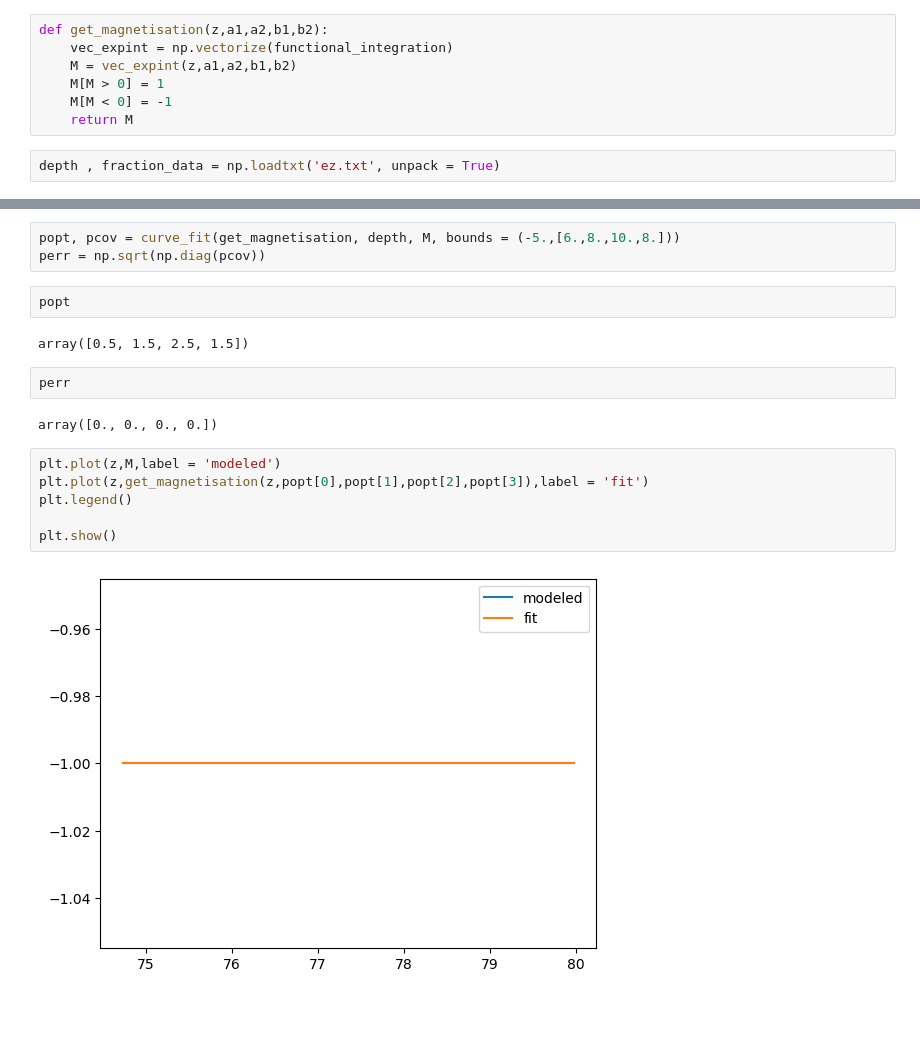
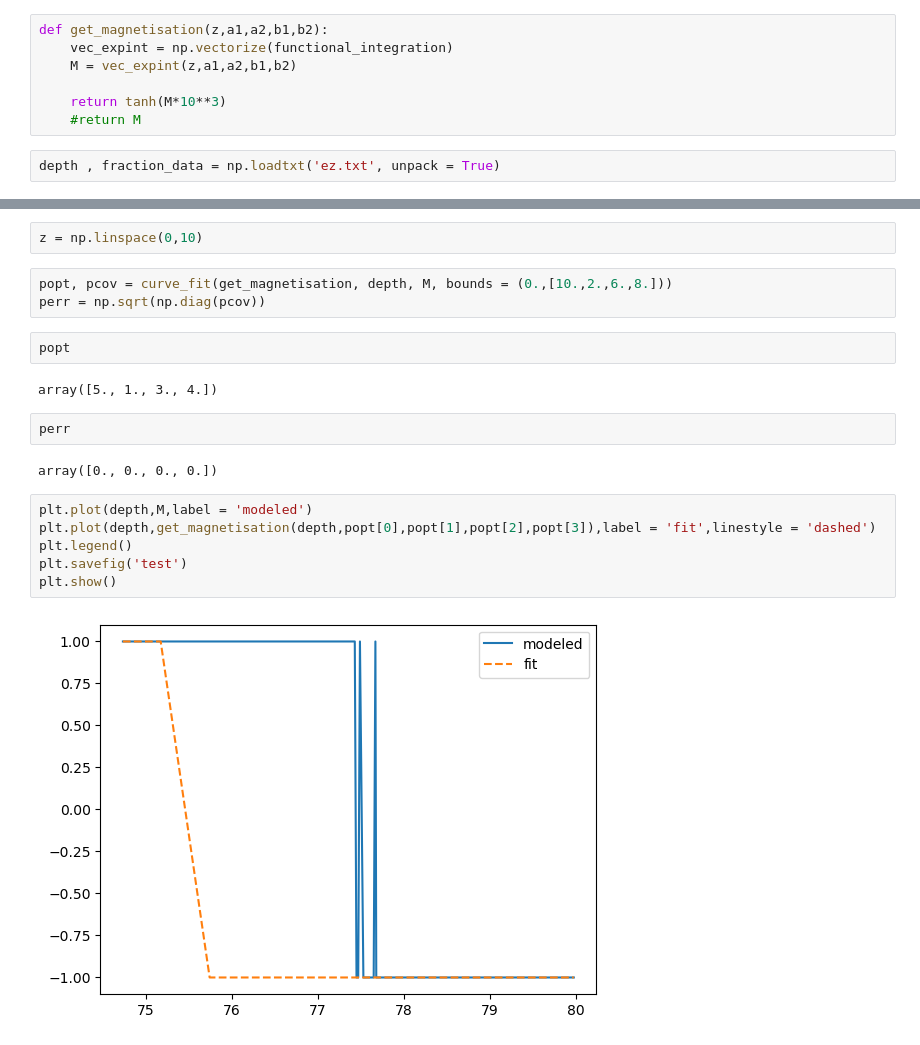
Before and after one commit to Stellaerranti/Spassov, a Jupyter notebook: spassov.ipynb, the cells around one changed output, grey strips where cells are left out. Cells and saved outputs as stored; diff of their text form; blank space fills up the shorter version.

```diff
--- a/spassov.ipynb
+++ b/spassov.ipynb
@@ -29,9 +30,9 @@ def functional_integration(z,a1,a2,b1,b2):
 def get_magnetisation(z,a1,a2,b1,b2):
     vec_expint = np.vectorize(functional_integration)
     M = vec_expint(z,a1,a2,b1,b2)
-    M[M > 0] = 1
-    M[M < 0] = -1
-    return M
+
+    return tanh(M*10**3)
+    #return M
 # %%
 depth , fraction_data = np.loadtxt('ez.txt', unpack = True)
 # %%
@@ -47,20 +53,22 @@ M = get_magnetisation(depth,1.9,3.1,8,5)
+# %%
+z = np.linspace(0,10)
 # %%
-popt, pcov = curve_fit(get_magnetisation, depth, M, bounds = (-5.,[6.,8.,10.,8.]))
+popt, pcov = curve_fit(get_magnetisation, depth, M, bounds = (0.,[10.,2.,6.,8.]))
 perr = np.sqrt(np.diag(pcov))
 # %%
 popt
 # %% [output]
-array([0.5, 1.5, 2.5, 1.5])
+array([5., 1., 3., 4.])
 # %%
 perr
 # %% [output]
 array([0., 0., 0., 0.])
 # %%
-plt.plot(z,M,label = 'modeled')
-plt.plot(z,get_magnetisation(z,popt[0],popt[1],popt[2],popt[3]),label = 'fit')
+plt.plot(depth,M,label = 'modeled')
+plt.plot(depth,get_magnetisation(depth,popt[0],popt[1],popt[2],popt[3]),label = 'fit',linestyle = 'dashed')
 plt.legend()
-
+plt.savefig('test')
 plt.show()
 # %% [output]
-[figure, old version]
+[figure, new version]
 # %%
```
Also changed, not shown: parts of 4 cells of this notebook, 4 other files.
